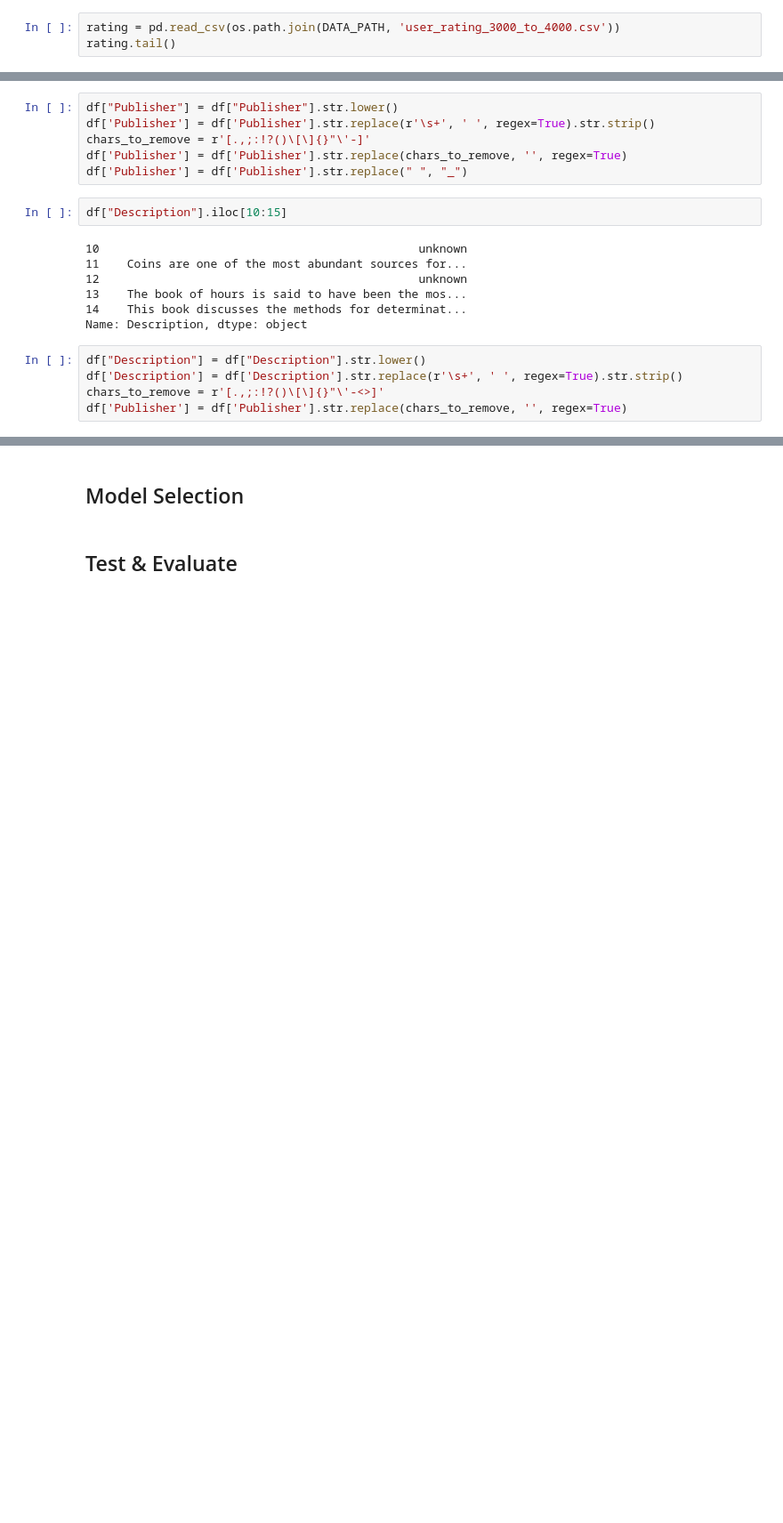
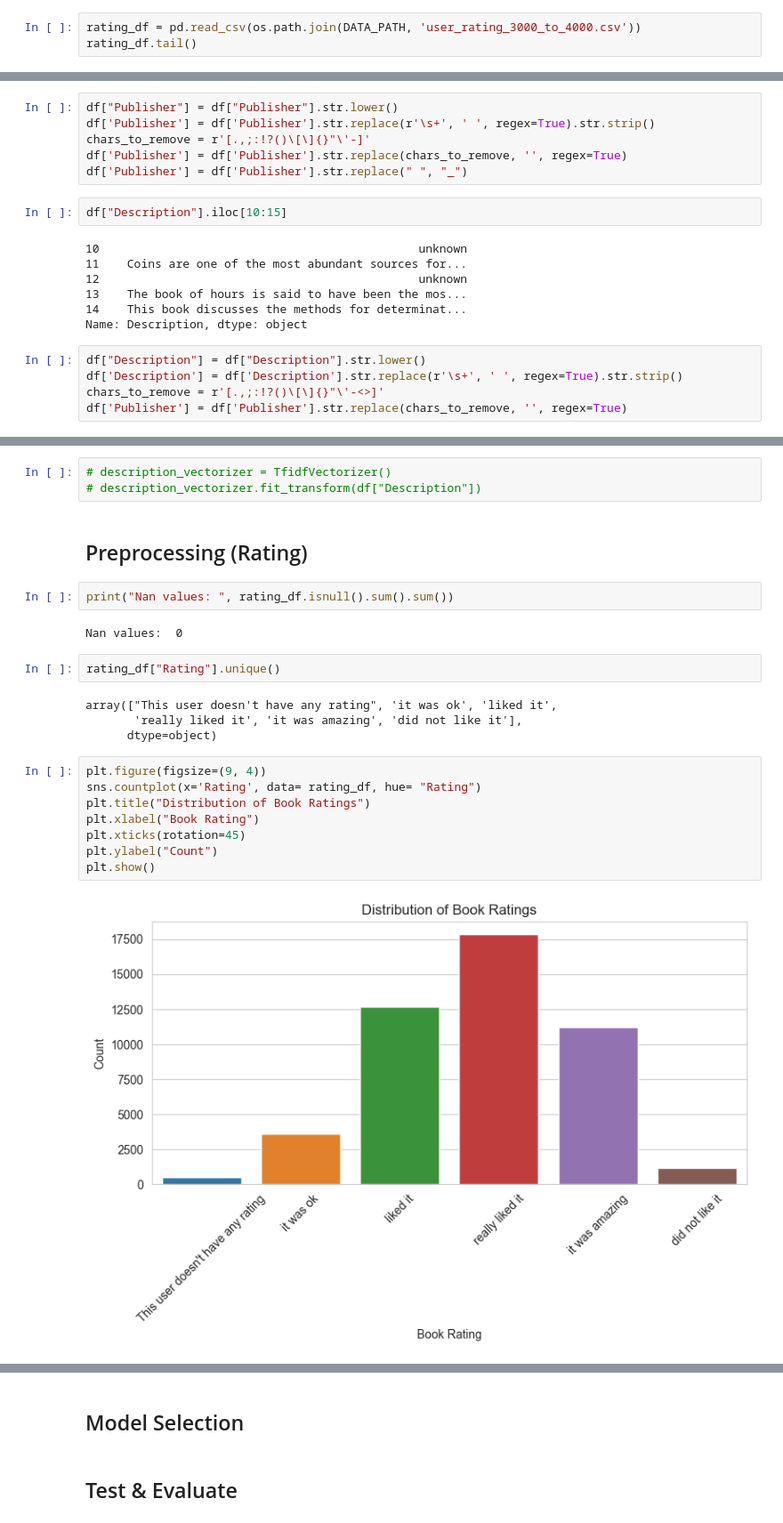
Before and after one commit to Fatemenamdar20/Book_recommendation_sy, a Jupyter notebook: book.ipynb, the cells around one changed output, grey strips where cells are left out. Shown at 89% size. Cells and saved outputs as stored; diff of their text form; blank space fills up the shorter version.

Commit message:
preprocessing

```diff
--- a/book.ipynb
+++ b/book.ipynb
@@ -49,8 +50,8 @@ df.head()
 #     size_mb = os.path.getsize(os.path.join(path, f)) / (1024**2)
 #     print(f, f"{size_mb:.2f} MB")
 # %%
-rating = pd.read_csv(os.path.join(DATA_PATH, 'user_rating_3000_to_4000.csv'))
-rating.tail()
+rating_df = pd.read_csv(os.path.join(DATA_PATH, 'user_rating_3000_to_4000.csv'))
+rating_df.tail()
 # %% [output]
 |  | ID | Name | Rating |
 | 46965 | 4278 | A Short History of Philosophy | liked it |
@@ -409,0 +439,25 @@ df.tail(3)
+# %%
+# description_vectorizer = TfidfVectorizer()
+# description_vectorizer.fit_transform(df["Description"])
+# %% [markdown]
+## Preprocessing (Rating)
+# %%
+print("Nan values: ", rating_df.isnull().sum().sum())
+# %% [output]
+Nan values:  0
+# %%
+rating_df["Rating"].unique()
+# %% [output]
+array(["This user doesn't have any rating", 'it was ok', 'liked it',
+       'really liked it', 'it was amazing', 'did not like it'],
+      dtype=object)
+# %%
+plt.figure(figsize=(9, 4))
+sns.countplot(x='Rating', data= rating_df, hue= "Rating")
+plt.title("Distribution of Book Ratings")
+plt.xlabel("Book Rating")
+plt.xticks(rotation=45)
+plt.ylabel("Count")
+plt.show()
+# %% [output]
+[figure, added]
```
Also changed, not shown: parts of 21 cells of this notebook.
